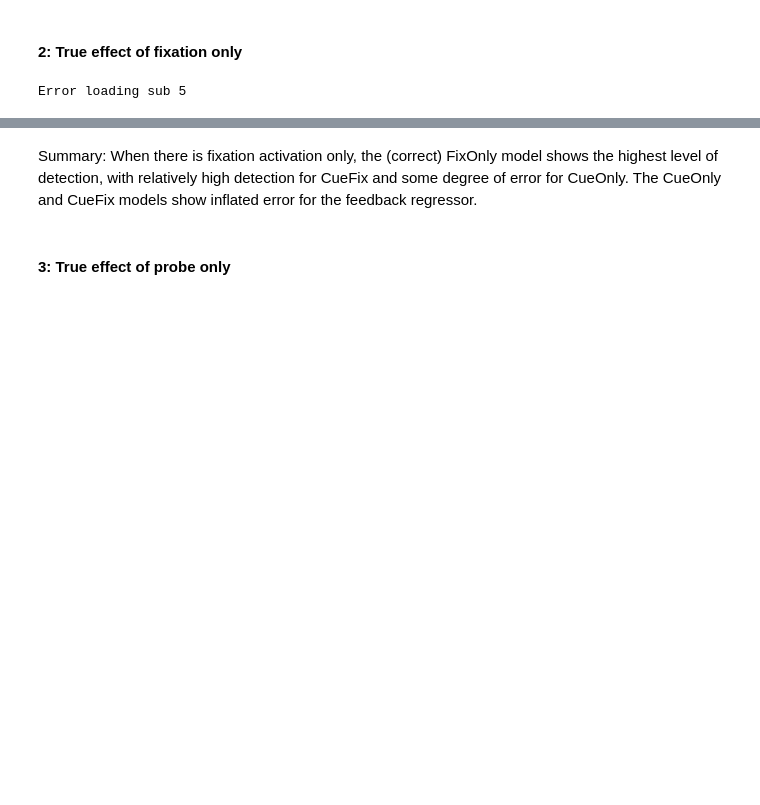
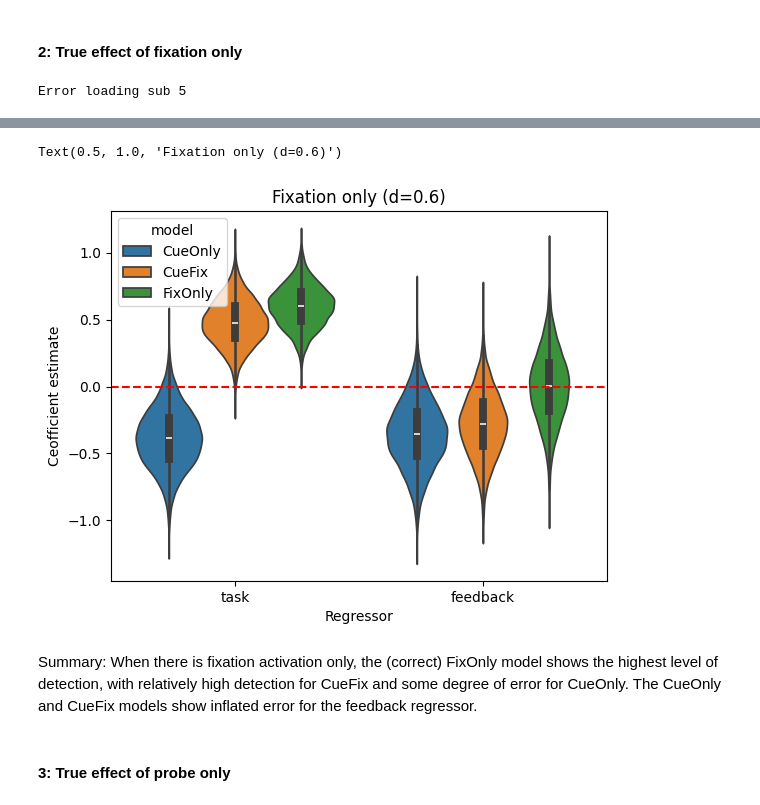
Before and after one commit to poldrack/MID_simulations, a Jupyter notebook: MID_sim.ipynb, the cells around one changed output, grey strips where cells are left out. Drawn from its saved outputs; the diff is of its cells as text; code cells hidden in the pictures; blank space fills up the shorter version.

```diff
--- a/MID_sim.ipynb
+++ b/MID_sim.ipynb
@@ -302,3 +320,12 @@ Text(0, 0.5, 'Proportion significant')
+# %%
+sns.violinplot(data=all_results['Fix'], x='index', y='coef', hue='model')
+plt.axhline(0.0, color='red', linestyle='--')
+plt.xlabel('Regressor')
+plt.ylabel('Ceofficient estimate')
+plt.title(f'Fixation only (d={delta})')
+# %% [output]
+Text(0.5, 1.0, 'Fixation only (d=0.6)')
+[figure, added]
 # %% [markdown]
 Summary: When there is fixation activation only, the (correct) FixOnly model shows the highest level of detection, with relatively high detection for CueFix and some degree of error for CueOnly.  The CueOnly and CueFix models show inflated error for the feedback regressor.
 # %% [markdown]
```
Also changed, not shown: parts of 11 cells of this notebook.
